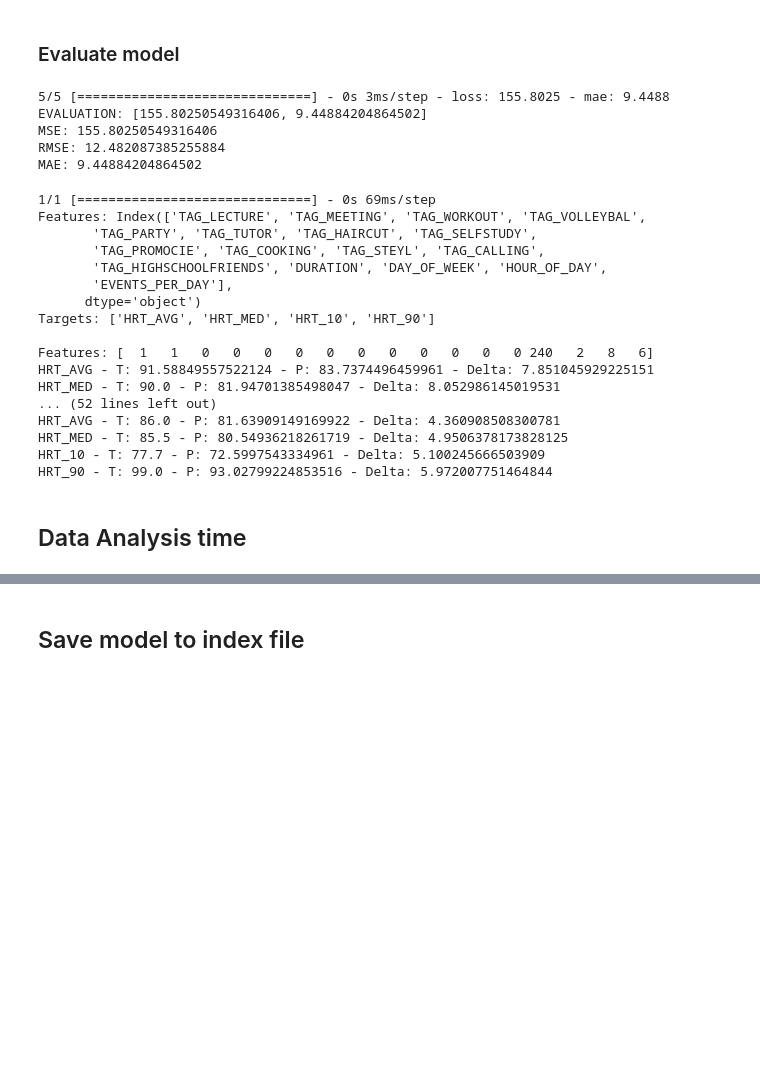
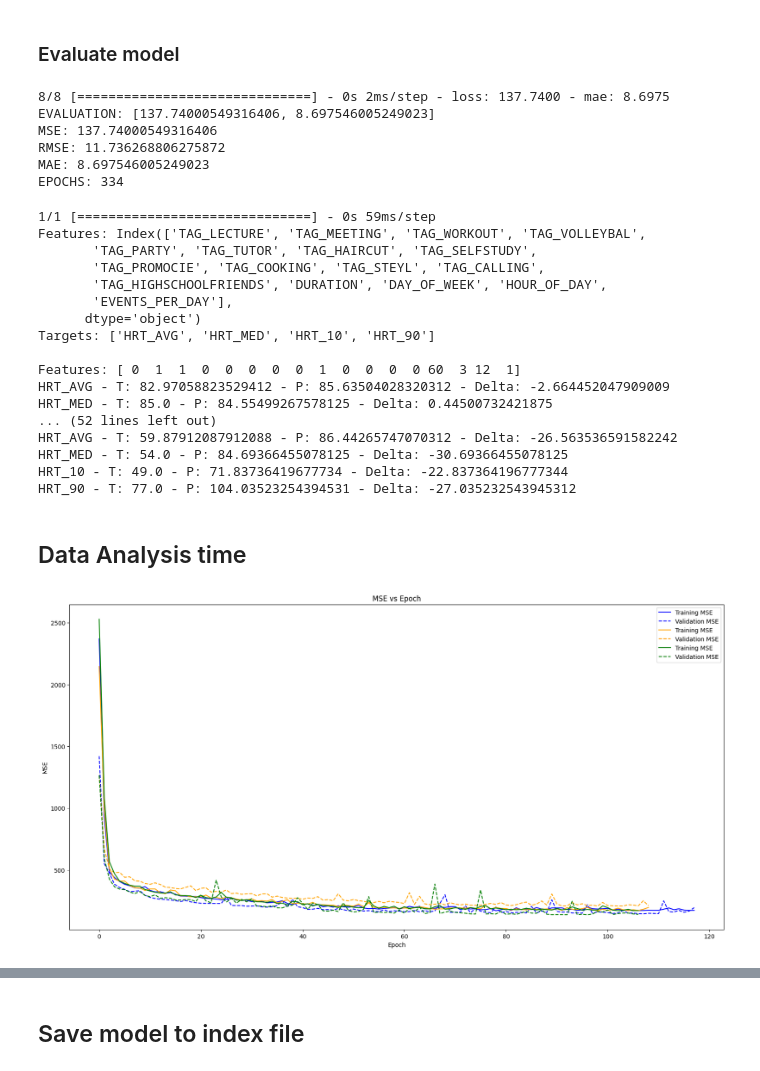
Before and after one commit to ScrambledFox/Tag-Generation, a Jupyter notebook: models/nn_k_fold.ipynb, the cells around one changed output, grey strips where cells are left out. Saved outputs shown, nothing was run; the diff lists cells and outputs as text; code cells hidden in the pictures; blank space fills up the shorter version.

```diff
--- a/models/nn_k_fold.ipynb
+++ b/models/nn_k_fold.ipynb
@@ -251,7 +266,7 @@ for layer in model.layers:
 ### Evaluate model
 # %%
 # Make predictions
-VAL_EVALUATION = model.evaluate(X_val, y_val)
+VAL_EVALUATION = model.evaluate(X_val_current_fold, y_val_current_fold)
 
 print("EVALUATION:", VAL_EVALUATION)
 
@@ -259,19 +274,21 @@ print("MSE:", VAL_EVALUATION[0])
 print("RMSE:", np.sqrt(VAL_EVALUATION[0]))
 print("MAE:", VAL_EVALUATION[1])
 
-RUN_EPOCHS = len(train_mse)
+RUN_EPOCHS = sum(len(x) for x in train_mse)
+print("EPOCHS:", RUN_EPOCHS)
 # %% [output]
-5/5 [==============================] - 0s 3ms/step - loss: 155.8025 - mae: 9.4488
-EVALUATION: [155.80250549316406, 9.44884204864502]
-MSE: 155.80250549316406
-RMSE: 12.482087385255884
-MAE: 9.44884204864502
+8/8 [==============================] - 0s 2ms/step - loss: 137.7400 - mae: 8.6975
+EVALUATION: [137.74000549316406, 8.697546005249023]
+MSE: 137.74000549316406
+RMSE: 11.736268806275872
+MAE: 8.697546005249023
+EPOCHS: 334
 # %%
 # Show prediction of the first x items in val set
 amount = 10
 
-inspection_features = X_val[:amount]
-inspection_targets = y_val[:amount]
+inspection_features = X_val_current_fold[:amount]
+inspection_targets = y_val_current_fold[:amount]
 inspection_predictions = model.predict(inspection_features)
 
 # Print feature headers and target headers first
@@ -288,7 +305,7 @@ for i in range(amount):
 
     print("")
 # %% [output]
-1/1 [==============================] - 0s 69ms/step
+1/1 [==============================] - 0s 59ms/step
 Features: Index(['TAG_LECTURE', 'TAG_MEETING', 'TAG_WORKOUT', 'TAG_VOLLEYBAL',
        'TAG_PARTY', 'TAG_TUTOR', 'TAG_HAIRCUT', 'TAG_SELFSTUDY',
        'TAG_PROMOCIE', 'TAG_COOKING', 'TAG_STEYL', 'TAG_CALLING',
@@ -297,15 +314,33 @@ Features: Index(['TAG_LECTURE', 'TAG_MEETING', 'TAG_WORKOUT', 'TAG_VOLLEYBAL',
       dtype='object')
 Targets: ['HRT_AVG', 'HRT_MED', 'HRT_10', 'HRT_90']
 
-Features: [  1   1   0   0   0   0   0   0   0   0   0   0   0 240   2   8   6]
-HRT_AVG - T: 91.58849557522124 - P: 83.7374496459961 - Delta: 7.851045929225151
-HRT_MED - T: 90.0 - P: 81.94701385498047 - Delta: 8.052986145019531
+Features: [ 0  1  1  0  0  0  0  0  1  0  0  0  0 60  3 12  1]
+HRT_AVG - T: 82.97058823529412 - P: 85.63504028320312 - Delta: -2.664452047909009
+HRT_MED - T: 85.0 - P: 84.55499267578125 - Delta: 0.44500732421875
 ... (52 lines left out)
-HRT_AVG - T: 86.0 - P: 81.63909149169922 - Delta: 4.360908508300781
-HRT_MED - T: 85.5 - P: 80.54936218261719 - Delta: 4.9506378173828125
-HRT_10 - T: 77.7 - P: 72.5997543334961 - Delta: 5.100245666503909
-HRT_90 - T: 99.0 - P: 93.02799224853516 - Delta: 5.972007751464844
+HRT_AVG - T: 59.87912087912088 - P: 86.44265747070312 - Delta: -26.563536591582242
+HRT_MED - T: 54.0 - P: 84.69366455078125 - Delta: -30.69366455078125
+HRT_10 - T: 49.0 - P: 71.83736419677734 - Delta: -22.837364196777344
+HRT_90 - T: 77.0 - P: 104.03523254394531 - Delta: -27.035232543945312
 # %% [markdown]
 ## Data Analysis time
+# %%
+# Show MSE vs Epoch and save plot to file
+plt.subplots(figsize=(20, 10))
+
+colors = ['blue', 'orange', 'green', 'red', 'purple', 'brown', 'pink', 'gray', 'olive', 'cyan']
+
+for i in range(K_FOLDS):
+    plt.plot(train_mse[i], label='Training MSE', color=colors[i])
+    plt.plot(val_mse[i], label='Validation MSE', color=colors[i], linestyle='dashed')
+    plt.legend(loc='upper right')
+    plt.xlabel('Epoch')
+    plt.ylabel('MSE')
+    plt.title('MSE vs Epoch')
+    plt.savefig(os.path.join(ITERATION_FOLDER, "mse_vs_epoch_{}.png".format(i)))
+
+plt.show()
+# %% [output]
+[figure, added]
 # %%
 # Show MSE vs Epoch and save plot to file
```
Also changed, not shown: parts of 21 cells of this notebook, 1 other file.
